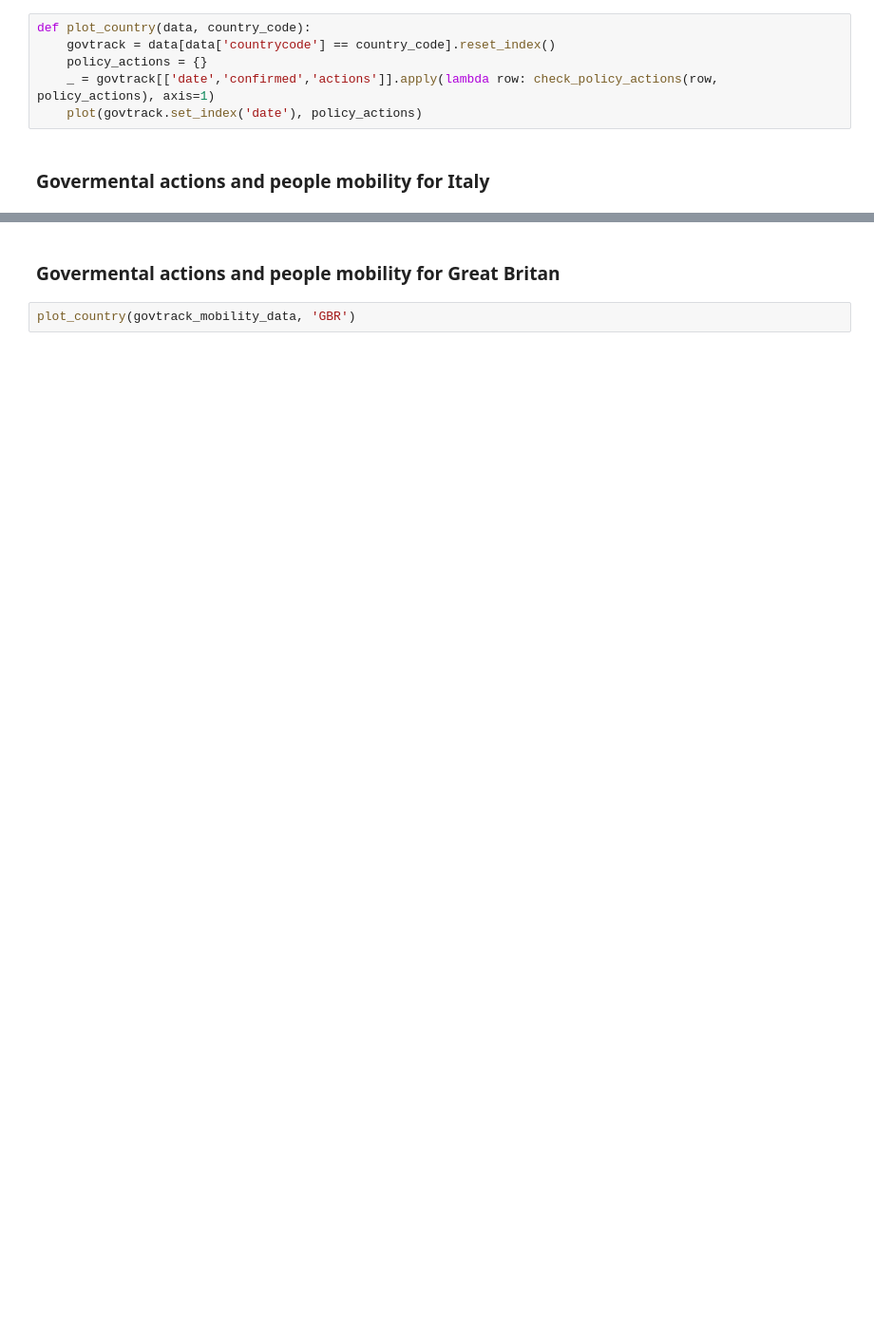
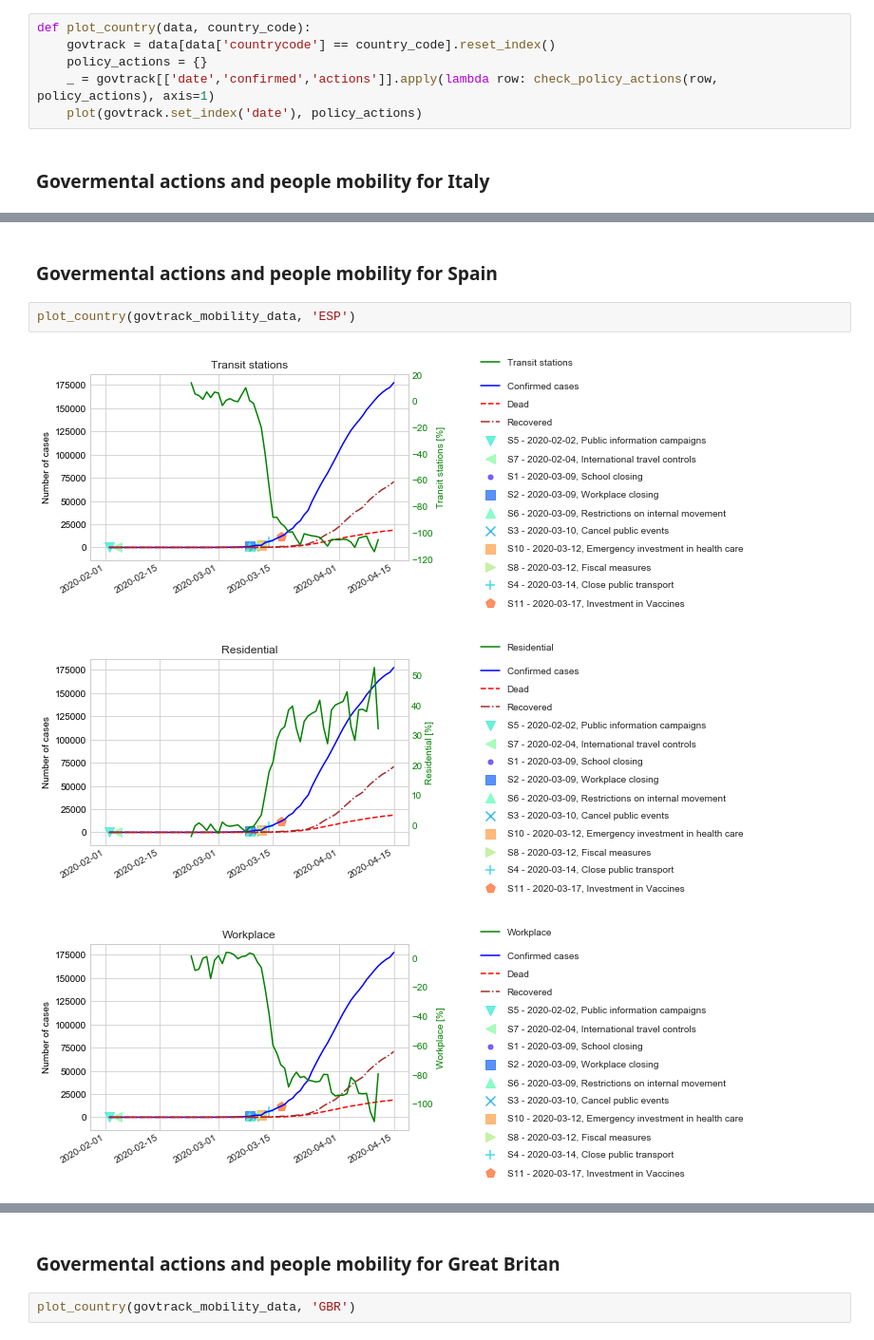
Before and after one commit to covid19db/data-archive, a Jupyter notebook: jupyter-examples/covid19db_govermental_actions_and_mobility.ipynb, the cells around one changed output, grey strips where cells are left out. Shown at 95% size. Saved outputs shown, nothing was run; the diff lists cells and outputs as text; blank space fills up the shorter version.

```diff
--- a/jupyter-examples/covid19db_govermental_actions_and_mobility.ipynb
+++ b/jupyter-examples/covid19db_govermental_actions_and_mobility.ipynb
@@ -164,0 +175,8 @@ plot_country(govtrack_mobility_data, 'ITA')
+# %% [markdown]
+### Govermental actions and people mobility for Spain
+# %%
+plot_country(govtrack_mobility_data, 'ESP')
+# %% [output]
+[figure, added]
+[figure, added]
+[figure, added]
```
Also changed, not shown: parts of 10 cells of this notebook, 2 other files.
